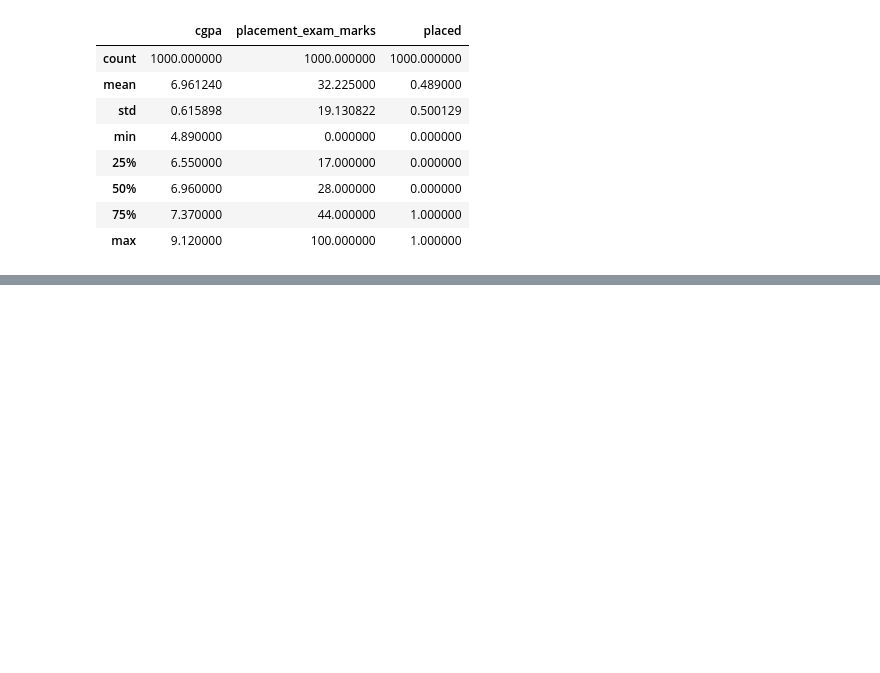
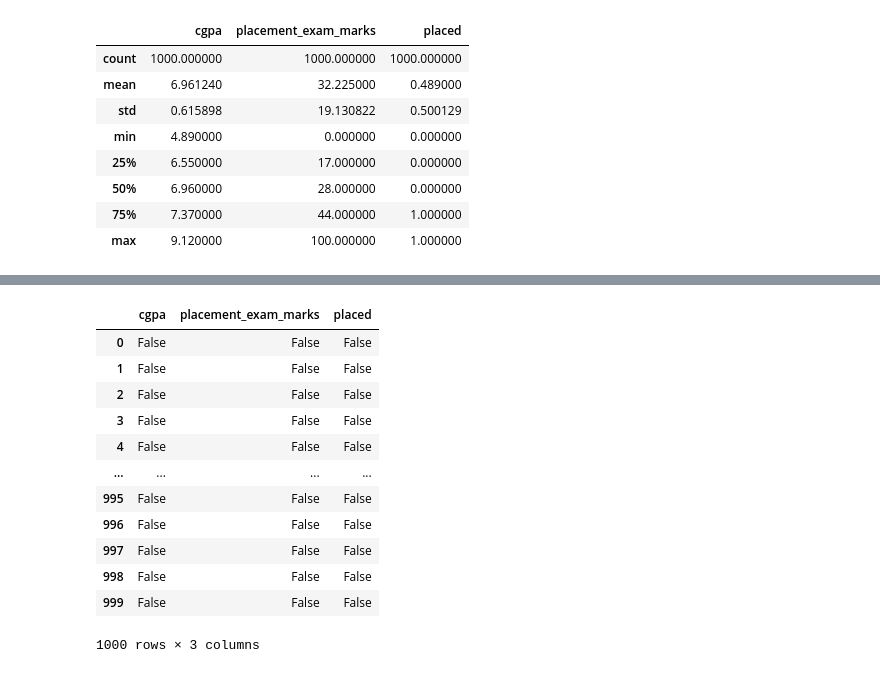
Before and after one commit to Gra0105/Placement-SLR, a Jupyter notebook: prakPlacement.ipynb, the cells around one changed output, grey strips where cells are left out. Saved outputs shown, nothing was run; the diff lists cells and outputs as text; code cells hidden in the pictures; blank space fills up the shorter version.

```diff
--- a/prakPlacement.ipynb
+++ b/prakPlacement.ipynb
@@ -27,0 +79,17 @@ df.describe()
+# %%
+# Menampilkan nilai True jika data kosong
+df.isna()
+# %% [output]
+|  | cgpa | placement_exam_marks | placed |
+| 0 | False | False | False |
+| 1 | False | False | False |
+| 2 | False | False | False |
+| 3 | False | False | False |
+| 4 | False | False | False |
+| ... | ... | ... | ... |
+| 995 | False | False | False |
+| 996 | False | False | False |
+| 997 | False | False | False |
+| 998 | False | False | False |
+| 999 | False | False | False |
+1000 rows × 3 columns
```
Also changed, not shown: parts of 7 cells of this notebook.
